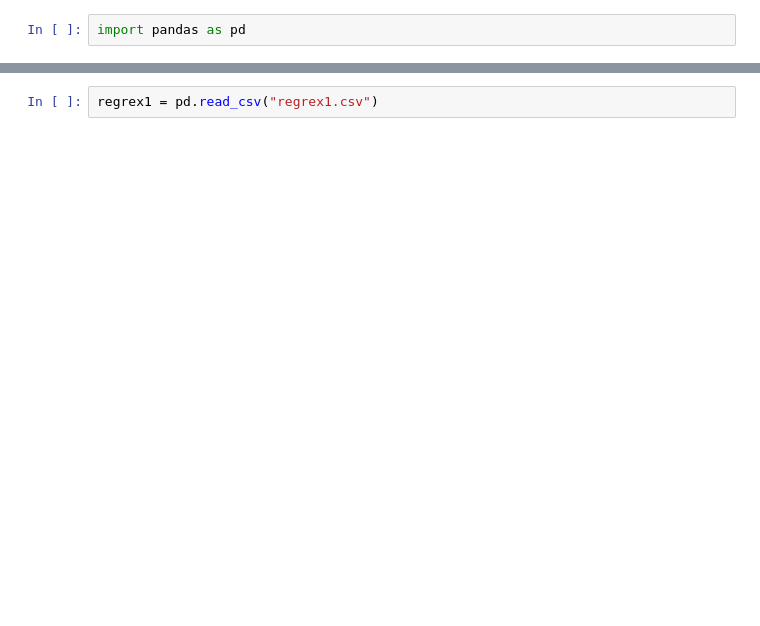
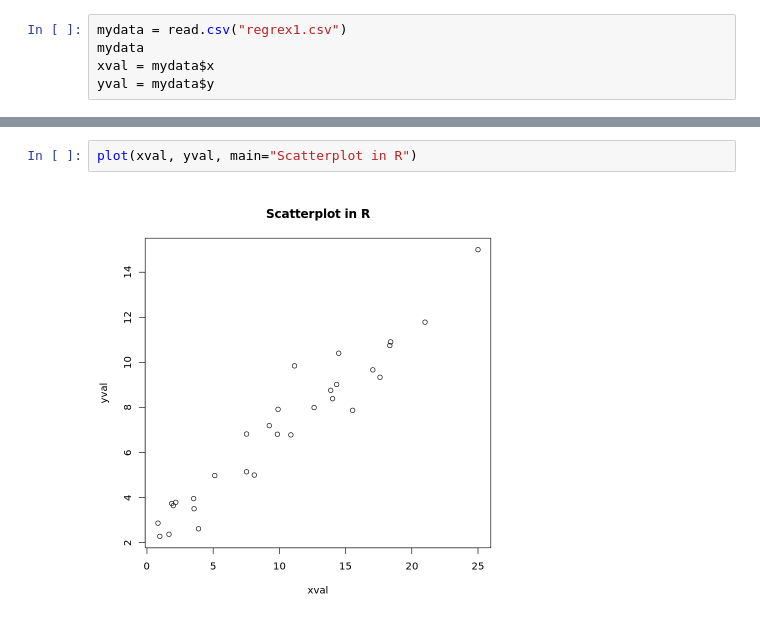
Before and after one commit to kunxing97/regex1, a Jupyter notebook: regrex1 in R.ipynb, the cells around one changed output, grey strips where cells are left out. Drawn from its saved outputs; the diff is of its cells as text; blank space fills up the shorter version.

```diff
--- a/regrex1 in R.ipynb
+++ b/regrex1 in R.ipynb
@@ -1,3 +1,6 @@
 # %%
-import pandas as pd
+mydata = read.csv("regrex1.csv")
+mydata
+xval = mydata$x
+yval = mydata$y
 # %% [output]
@@ -7,3 +26,5 @@ ERROR: Error in parse(text = x, srcfile = src): <text>:1:8: unexpected symbol
 # %%
-regrex1 = pd.read_csv("regrex1.csv")
+plot(xval, yval, main="Scatterplot in R")
+# %% [output]
+[figure, added]
 # %%
```
Also changed, not shown: parts of 5 cells of this notebook.
